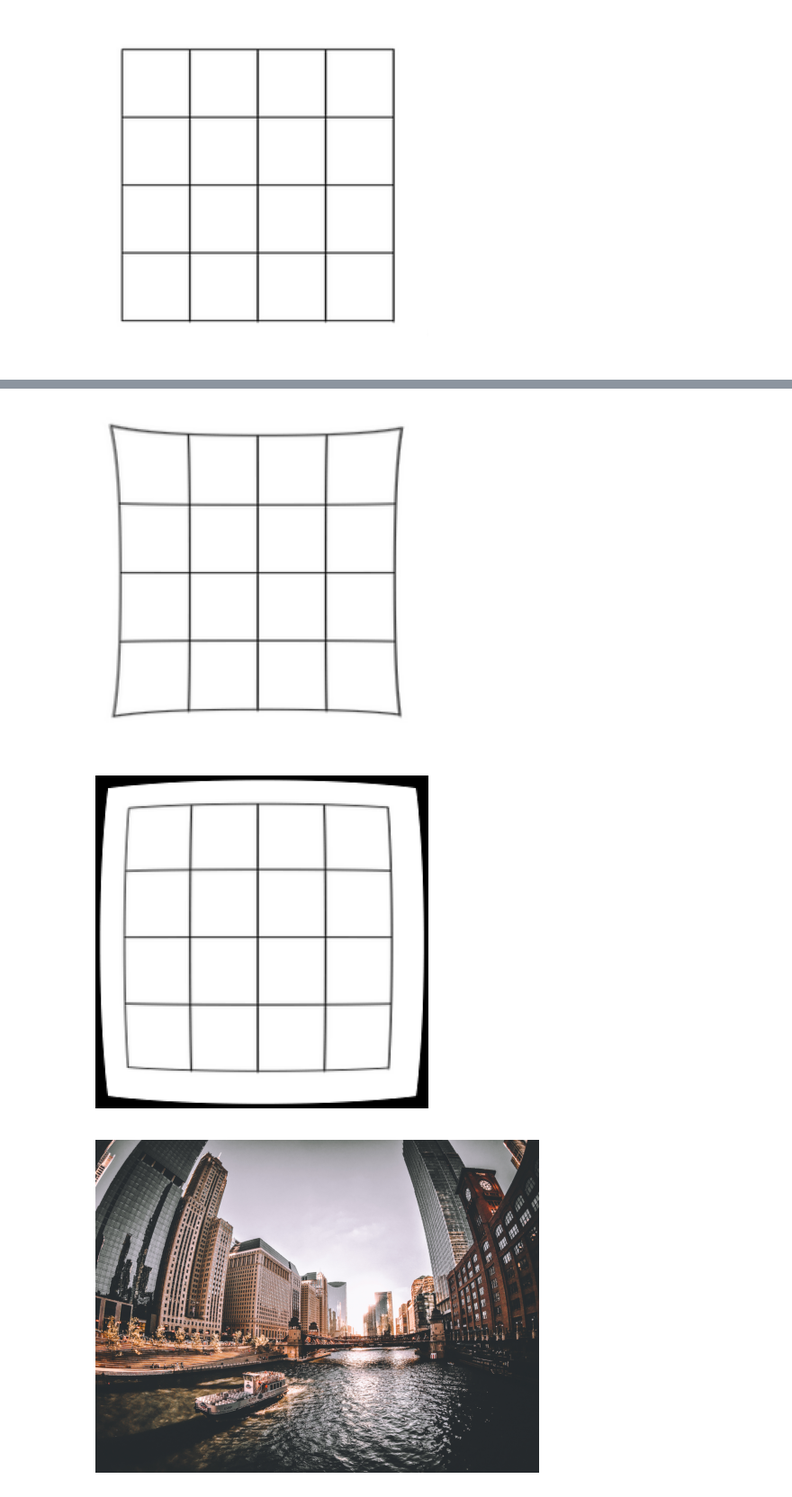
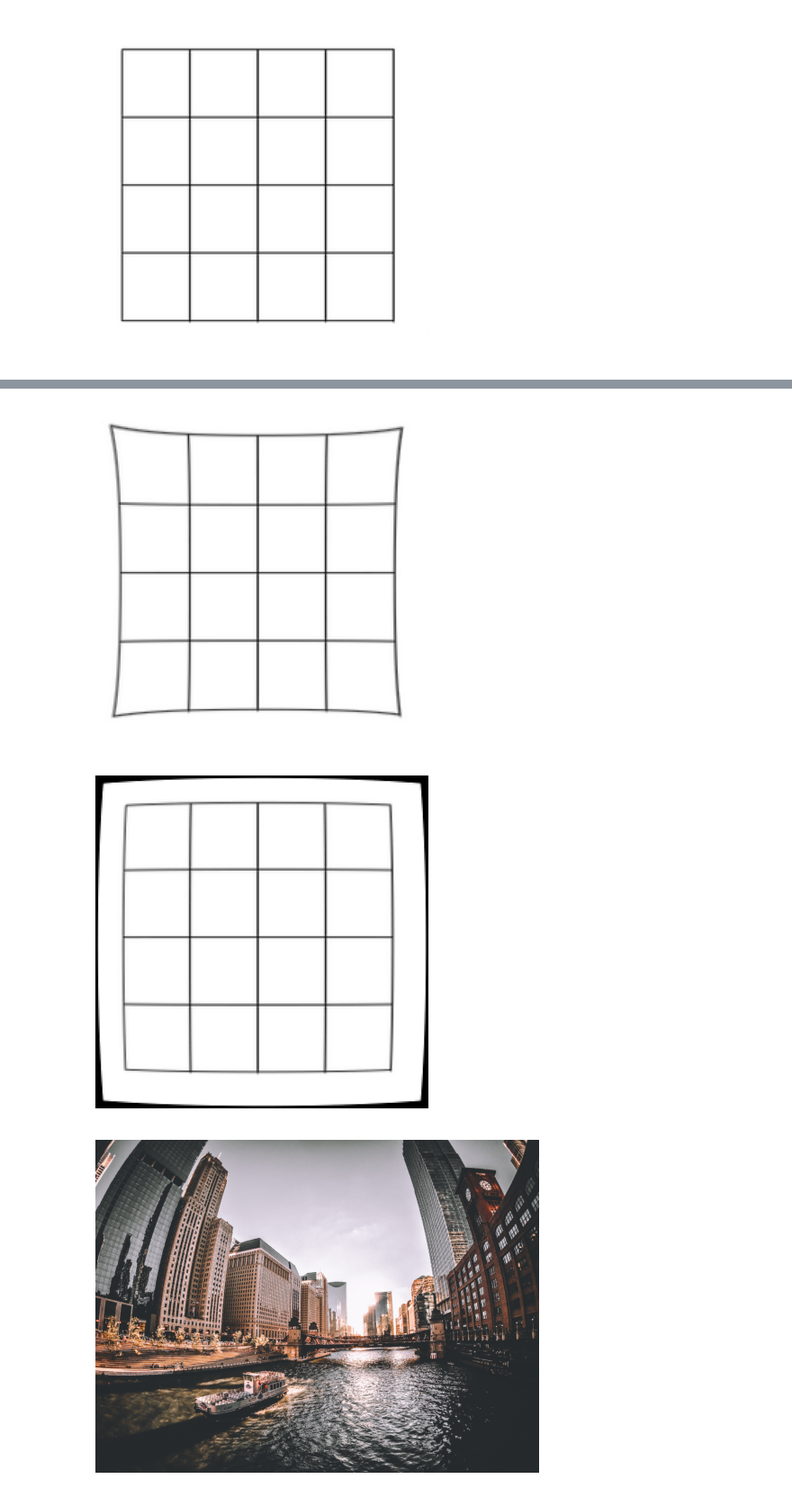
Before and after one commit to TorumEb/cvLabs, a Jupyter notebook: secondLabs/secondEX.ipynb, the cells around one changed output, grey strips where cells are left out. Shown at 90% size. Drawn from its saved outputs; the diff is of its cells as text; code cells hidden in the pictures.

```diff
--- a/secondLabs/secondEX.ipynb
+++ b/secondLabs/secondEX.ipynb
@@ -51,12 +51,12 @@ plot_image(img_correct)
 # %%
 img_pillow = doDistortion(basic_image,[-0.003,-0.009,-0.012])
 plot_image(img_pillow)
 
-img_correct = doDistortion(basic_image, [0.01,0.02])
+img_correct = doDistortion(basic_image, [0.003,0.013])
 plot_image(img_correct)
 # %% [output]
 [figure]
-[figure, old version]
+[figure, new version]
 # %%
 basic_image = cv.imread('city.png')
 basic_image = replace_color(basic_image)
```
Also changed, not shown: parts of 2 cells of this notebook, 9 other files.
